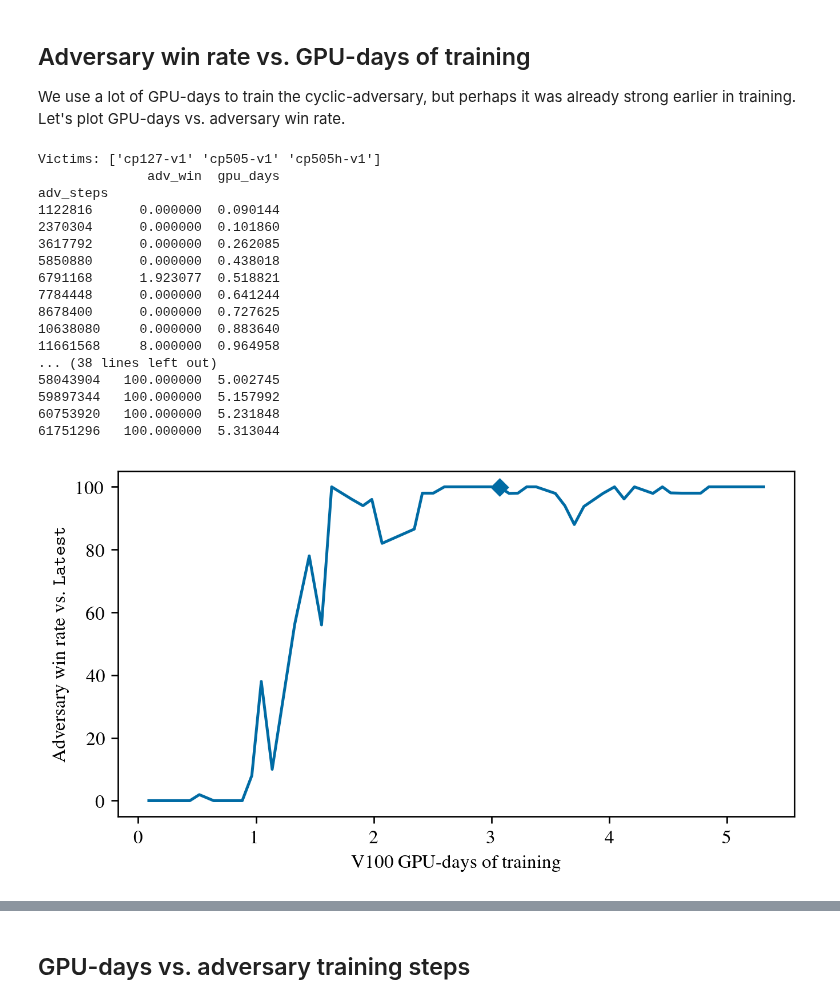
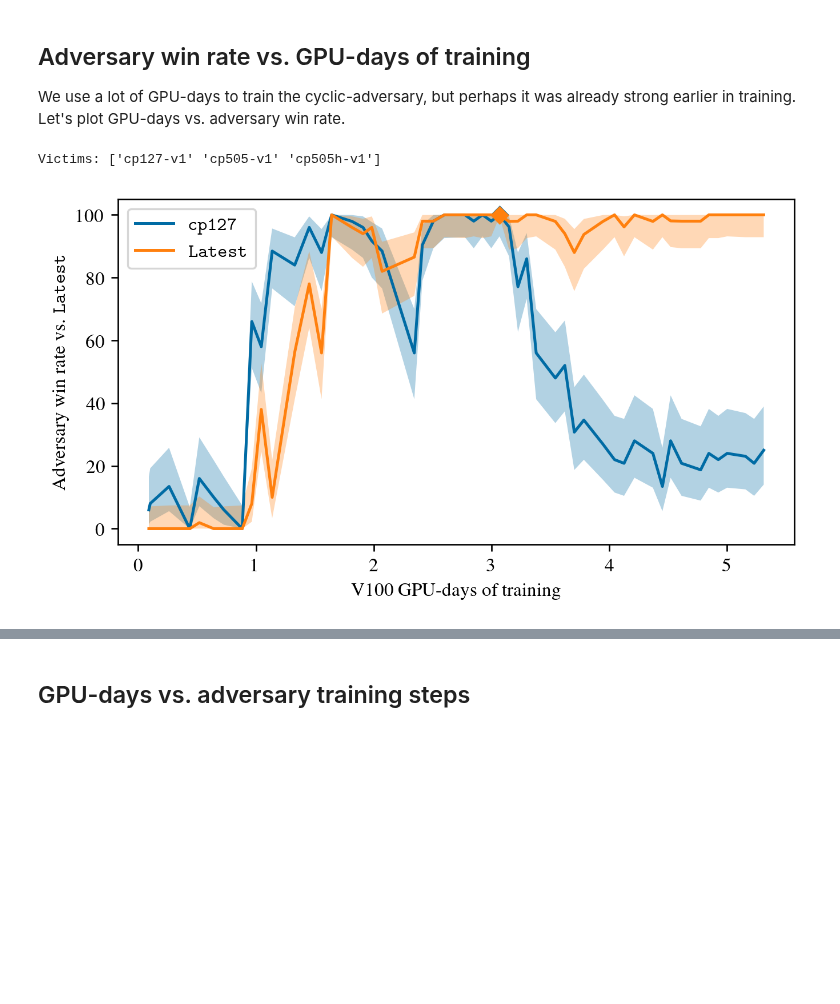
Before and after one commit to AlignmentResearch/KataGoVisualizer, a Jupyter notebook: notebooks/notebooks/paper/estimate-gpu-days-adv.ipynb, the cells around one changed output, grey strips where cells are left out. Saved outputs shown, nothing was run; the diff lists cells and outputs as text; code cells hidden in the pictures; blank space fills up the shorter version.

```diff
--- a/notebooks/notebooks/paper/estimate-gpu-days-adv.ipynb
+++ b/notebooks/notebooks/paper/estimate-gpu-days-adv.ipynb
@@ -498,37 +509,23 @@ def plot_win_rate_vs_gpu_days(
 # %%
 df = utils.parse_sgfs(
     [
         "/nas/ucb/k8/go-attack/match/ttseng-unhardened-paper-eval-221130/training-checkpoint-sweep"
     ]
 )
 print("Victims:", df.victim_name.unique())
 fig, _ = plot_win_rate_vs_gpu_days(
     df,
     PASS_ADV_TRAINING_PATH,
+    {
+        "cp127-v1": r"\texttt{cp127}",
+        "cp505-v1": r"\texttt{Latest}",
+    },
     PASS_ADV_TRAINING_STEPS,
-    "cp505-v1",
-    r"$\texttt{Latest}$",
 )
 fig.savefig("win-rate-vs-gpu-days-pass.pgf", backend="pgf")
 # %% [output]
 Victims: ['cp127-v1' 'cp505-v1' 'cp505h-v1']
-              adv_win  gpu_days
-adv_steps
-1122816      0.000000  0.090144
-2370304      0.000000  0.101860
-3617792      0.000000  0.262085
-5850880      0.000000  0.438018
-6791168      1.923077  0.518821
-7784448      0.000000  0.641244
-8678400      0.000000  0.727625
-10638080     0.000000  0.883640
-11661568     8.000000  0.964958
-... (38 lines left out)
-58043904   100.000000  5.002745
-59897344   100.000000  5.157992
-60753920   100.000000  5.231848
-61751296   100.000000  5.313044
-[figure, old version]
+[figure, new version]
 # %%
 df = utils.parse_sgfs(
     ["/nas/ucb/k8/go-attack/match/ttseng-hard-adv-checkpoint-sweep-s545mil-20230117"]
```
Also changed, not shown: parts of 5 cells of this notebook.
